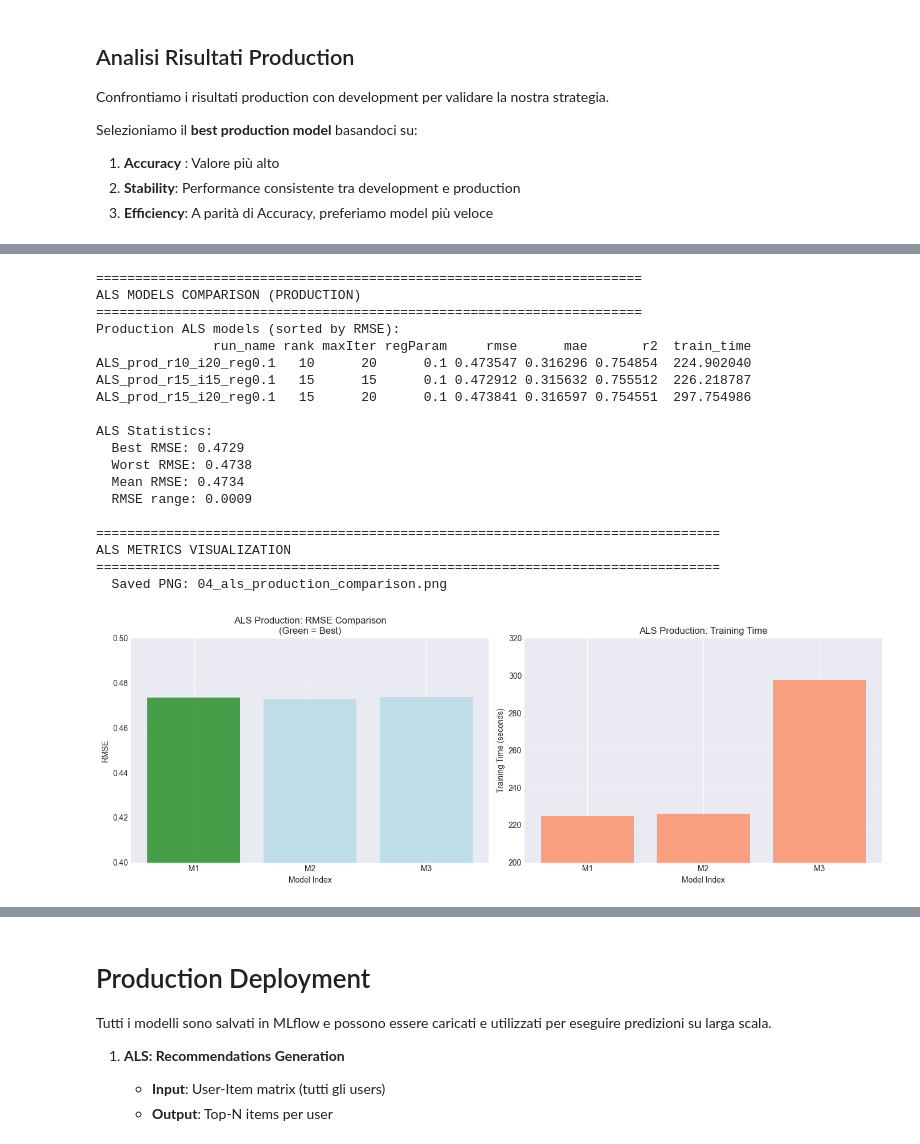
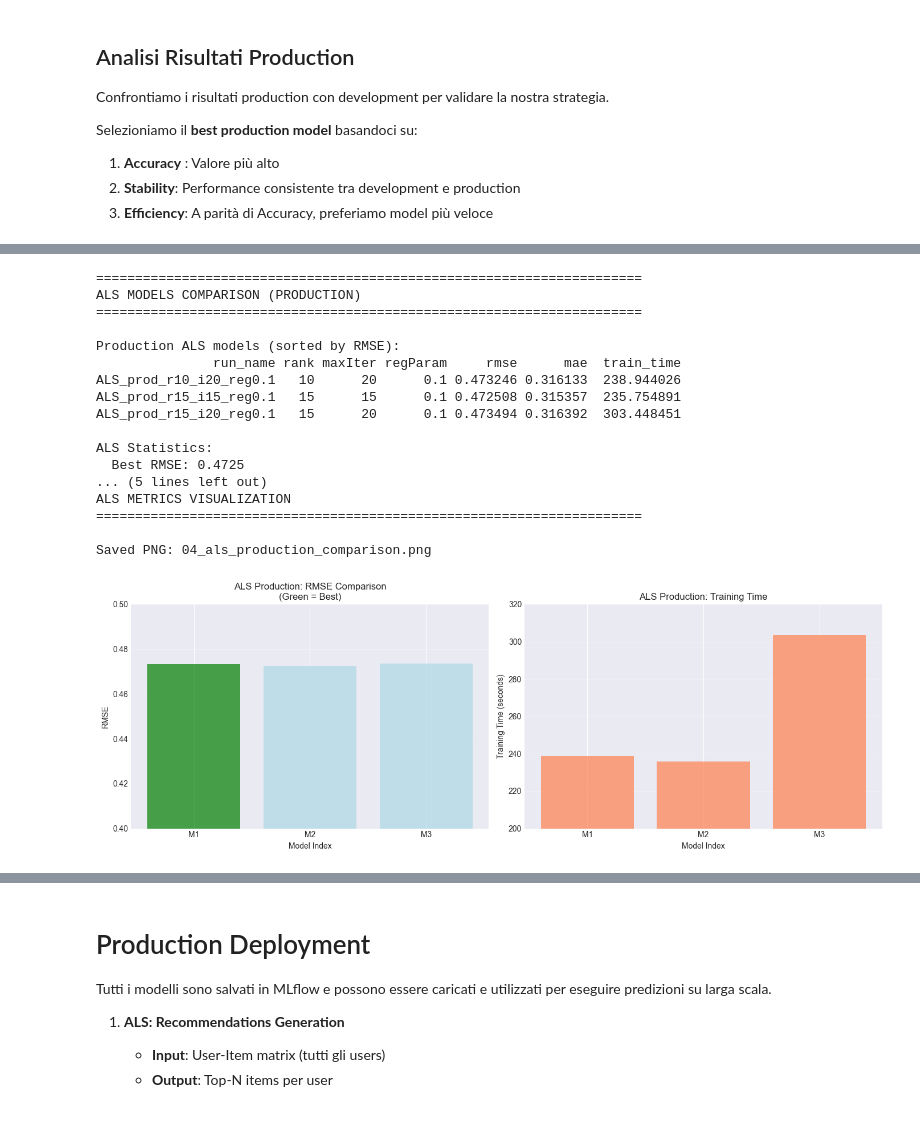
Before and after one commit to paolodvnz/bigdata-ecommerce-project, a Jupyter notebook: notebooks/04_pyspark_ml.ipynb, the cells around one changed output, grey strips where cells are left out. Drawn from its saved outputs; the diff is of its cells as text; code cells hidden in the pictures.

```diff
--- a/notebooks/04_pyspark_ml.ipynb
+++ b/notebooks/04_pyspark_ml.ipynb
@@ -1320,22 +1281,22 @@ Spark session created successfully
 
 print("=" * 70)
 print("RANDOM FOREST DEVELOPMENT PHASE (20% SAMPLE)")
-print("=" * 70)
+print("="*70 + "\n")
+
 # Load customer features (for Random Forest)
-
 print("\nLoading customer features...")
 try:
     customers_full = spark.read.format("delta").load(DATA_PATHS['customer_features'])
     customers_count = customers_full.count()
-    print(f"  Loaded {customers_count:,} customer records")
-    print(f"  Schema: ")
+    print(f"Loaded {customers_count:,} customer records")
+    print(f"Schema: ")
     customers_full.printSchema()
 
 except Exception as e:
-    print(f"  Error loading customers: {e}")
-    raise
+    print(f"Error loading customers: {e}")
+
+
 # Configuration
-
 print(f"Development configuration:")
 print(f"  Sample fraction: {SAMPLE_FRACTION_DEV} ({SAMPLE_FRACTION_DEV*100:.0f}%)")
 print(f"  Train/test split: {TRAIN_RATIO}/{TEST_RATIO}")
@@ -1357,7 +1318,7 @@ print(f"  Load time: {load_time:.1f} seconds")
 
 print("\n" + "=" * 70)
 print("TRAIN/TEST SPLIT (DEVELOPMENT)")
-print("=" * 70)
+print("="*70 + "\n")
 
 # Split data
 print(f"Splitting data ({TRAIN_RATIO}/{TEST_RATIO})...")
@@ -2263,7 +2239,7 @@ Compariamo i 3 modelli Random Forest production per selezionare il migliore seco
 
 print("=" * 70)
 print("ALS MODELS COMPARISON (PRODUCTION)")
-print("=" * 70)
+print("=" * 70 + "\n")
 
 # Get runs
 als_prod_runs = client.search_runs(
@@ -2280,7 +2256,6 @@ for run in als_prod_runs:
     }
     # Add tags
     run_data['model_type'] = run.data.tags['model_type']
-    run_data['model_path'] = run.data.tags['model_path']
 
     # Add params
     for key, value in run.data.params.items():
@@ -2299,7 +2274,7 @@ als_comparison.sort_values(by='rmse', ascending=True)
 
 # Display comparison table
 print("Production ALS models (sorted by RMSE):")
-print(als_comparison[['run_name', 'rank', 'maxIter', 'regParam', 'rmse', 'mae', 'r2', 'train_time']].to_string(index=False))
+print(als_comparison[['run_name', 'rank', 'maxIter', 'regParam', 'rmse', 'mae', 'train_time']].to_string(index=False))
 
 # Statistics
 print(f"\nALS Statistics:")
@@ -2308,9 +2283,9 @@ print(f"  Worst RMSE: {als_comparison['rmse'].max():.4f}")
 print(f"  Mean RMSE: {als_comparison['rmse'].mean():.4f}")
 print(f"  RMSE range: {als_comparison['rmse'].max() - als_comparison['rmse'].min():.4f}")
 
-print("\n" + "=" * 80)
+print("\n" + "=" * 70)
 print("ALS METRICS VISUALIZATION")
-print("=" * 80)
+print("=" * 70 + "\n")
 
 fig, axes = plt.subplots(1, 2, figsize=(14, 5))
 
@@ -2322,47 +2297,45 @@ for idx, row in als_comparison.iterrows():
 ax1.set_xlabel('Model Index')
 ax1.set_ylabel('RMSE')
 ax1.set_title('ALS Production: RMSE Comparison\n(Green = Best)')
 ax1.set_xticks(range(len(als_comparison)))
 ax1.set_xticklabels([f"M{i+1}" for i in range(len(als_comparison))])
 ax1.set_ylim(0.4, 0.5)
 ax1.grid(True, alpha=0.3, axis='y')
 
 # Plot 2: Training time
 ax2 = axes[1]
 ax2.bar(range(len(als_comparison)), als_comparison['train_time'], color='coral', alpha=0.7)
 ax2.set_xlabel('Model Index')
 ax2.set_ylabel('Training Time (seconds)')
 ax2.set_title('ALS Production: Training Time')
 ax2.set_xticks(range(len(als_comparison)))
 ax2.set_xticklabels([f"M{i+1}" for i in range(len(als_comparison))])
 ax2.set_ylim(200, 320)
 ax2.grid(True, alpha=0.3, axis='y')
 
 plt.tight_layout()
 plt.savefig(GRAPH_DIR / '04_als_production_comparison.png', dpi=300, bbox_inches='tight')
-print("  Saved PNG: 04_als_production_comparison.png")
+print("Saved PNG: 04_als_production_comparison.png")
 plt.show()
 # %% [output]
 ======================================================================
 ALS MODELS COMPARISON (PRODUCTION)
 ======================================================================
+
 Production ALS models (sorted by RMSE):
-               run_name rank maxIter regParam     rmse      mae       r2  train_time
-ALS_prod_r10_i20_reg0.1   10      20      0.1 0.473547 0.316296 0.754854  224.902040
-ALS_prod_r15_i15_reg0.1   15      15      0.1 0.472912 0.315632 0.755512  226.218787
-ALS_prod_r15_i20_reg0.1   15      20      0.1 0.473841 0.316597 0.754551  297.754986
+               run_name rank maxIter regParam     rmse      mae  train_time
+ALS_prod_r10_i20_reg0.1   10      20      0.1 0.473246 0.316133  238.944026
+ALS_prod_r15_i15_reg0.1   15      15      0.1 0.472508 0.315357  235.754891
+ALS_prod_r15_i20_reg0.1   15      20      0.1 0.473494 0.316392  303.448451
 
 ALS Statistics:
-  Best RMSE: 0.4729
-  Worst RMSE: 0.4738
-  Mean RMSE: 0.4734
-  RMSE range: 0.0009
+  Best RMSE: 0.4725
+... (5 lines left out)
+ALS METRICS VISUALIZATION
+======================================================================
 
-================================================================================
-ALS METRICS VISUALIZATION
-================================================================================
-  Saved PNG: 04_als_production_comparison.png
+Saved PNG: 04_als_production_comparison.png
-[figure, old version]
+[figure, new version]
 # %%
 # RF COMPARISON TABLE
 
```
Also changed, not shown: parts of 37 cells of this notebook, 49 other files.
